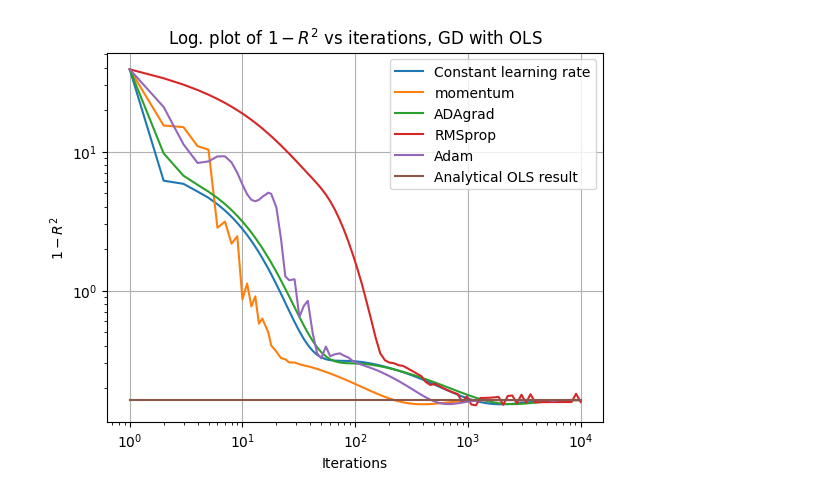
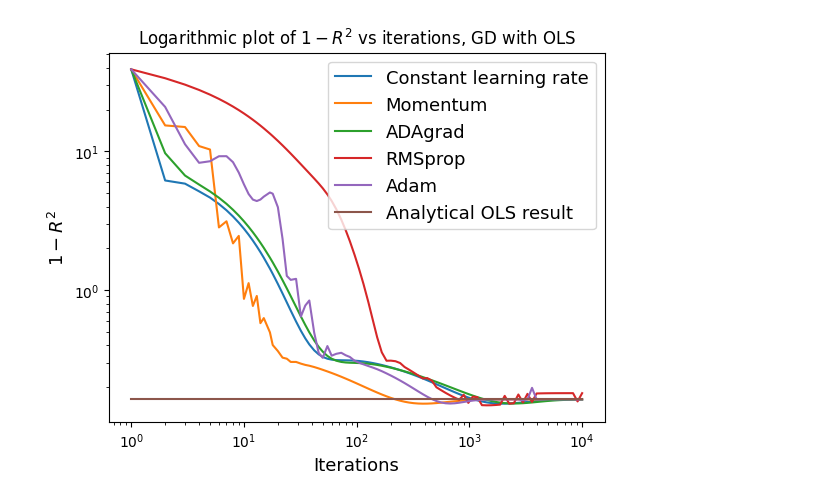
Before and after one commit to HeineEH/FYS-STK3155-4155_Project1, a Jupyter notebook: code/project_1d.ipynb, the cells around one changed output. Cells and saved outputs as stored; diff of their text form; code cells hidden in the pictures.

```diff
--- a/code/project_1d.ipynb
+++ b/code/project_1d.ipynb
@@ -22,7 +31,5 @@ iterations = 20000
 # %%
-# OLS
-
-# Adam, RMSprop, ADAgrad, momentum, constant
+# Plot 1 - R2 as a function of the number of iterations with OLS regression, for ordinary, momentum, Adagrad, RMSProp and Adam GD
 
 iterations = 10**4
 
@@ -33,29 +40,27 @@ gd_RMSprop = GradientDescent(X, y, gradient=OLS_Gradient(), starting_parameters=
 gd_Adam = GradientDescent(X, y, gradient=OLS_Gradient(), starting_parameters=theta, step_method=AdamStep(learning_rate=0.1, beta1=0.9, beta2=0.999))
 
 
-mse_data_gd_constant_step = gd_constant.train(iterations=iterations)
-mse_data_gd_momentum = gd_momentum.train(iterations=iterations)
-mse_data_gd_ADAgrad = gd_ADAgrad.train(iterations=iterations)
-mse_data_gd_RMSprop = gd_RMSprop.train(iterations=iterations)
-mse_data_gd_Adam = gd_Adam.train(iterations=iterations)
+One_minus_R2_data_gd_constant_step = gd_constant.train(iterations=iterations)
+One_minus_R2_data_gd_momentum = gd_momentum.train(iterations=iterations)
+One_minus_R2_data_gd_ADAgrad = gd_ADAgrad.train(iterations=iterations)
+One_minus_R2_data_gd_RMSprop = gd_RMSprop.train(iterations=iterations)
+One_minus_R2_data_gd_Adam = gd_Adam.train(iterations=iterations)
 # %%
-plt.plot(mse_data_gd_constant_step[0], mse_data_gd_constant_step[1], label='Constant learning rate')
-plt.plot(mse_data_gd_momentum[0], mse_data_gd_momentum[1], label='Momentum')
-plt.plot(mse_data_gd_ADAgrad[0], mse_data_gd_ADAgrad[1], label='ADAgrad')
-plt.plot(mse_data_gd_RMSprop[0], mse_data_gd_RMSprop[1], label='RMSprop')
-plt.plot(mse_data_gd_Adam[0], mse_data_gd_Adam[1], label='Adam')
+plt.plot(One_minus_R2_data_gd_constant_step[0], One_minus_R2_data_gd_constant_step[1], label='Constant learning rate')
+plt.plot(One_minus_R2_data_gd_momentum[0], One_minus_R2_data_gd_momentum[1], label='Momentum')
+plt.plot(One_minus_R2_data_gd_ADAgrad[0], One_minus_R2_data_gd_ADAgrad[1], label='ADAgrad')
+plt.plot(One_minus_R2_data_gd_RMSprop[0], One_minus_R2_data_gd_RMSprop[1], label='RMSprop')
+plt.plot(One_minus_R2_data_gd_Adam[0], One_minus_R2_data_gd_Adam[1], label='Adam')
 
-sklearn_mse = gd_constant.analytical_OLS_mse()
-plt.plot(mse_data_gd_constant_step[0],np.ones(len(mse_data_gd_constant_step[0]))*sklearn_mse,label="Analytical OLS result")
+analytical_1_R2 = gd_constant.analytical_OLS_1_R2()
+plt.plot(One_minus_R2_data_gd_constant_step[0],np.ones(len(One_minus_R2_data_gd_constant_step[0]))*analytical_1_R2,label="Analytical OLS result")
 
-
-plt.title("Log. plot of $1 - R^2$ vs iterations, GD with OLS")
-plt.xlabel("Iterations")
-plt.ylabel("$1 - R^2$")
+plt.title("Logarithmic plot of $1 - R^2$ vs iterations, GD with OLS")
+plt.xlabel("Iterations",fontsize = 13)
+plt.ylabel("$1 - R^2$",fontsize = 13)
 plt.loglog()
-plt.grid()
-plt.legend(loc="upper right")
+plt.legend(loc="upper right",fontsize = 13)
 
 plt.show()
 # %% [output]
-[figure, old version]
+[figure, new version]
```
Also changed, not shown: parts of 11 cells of this notebook, 9 other files.
